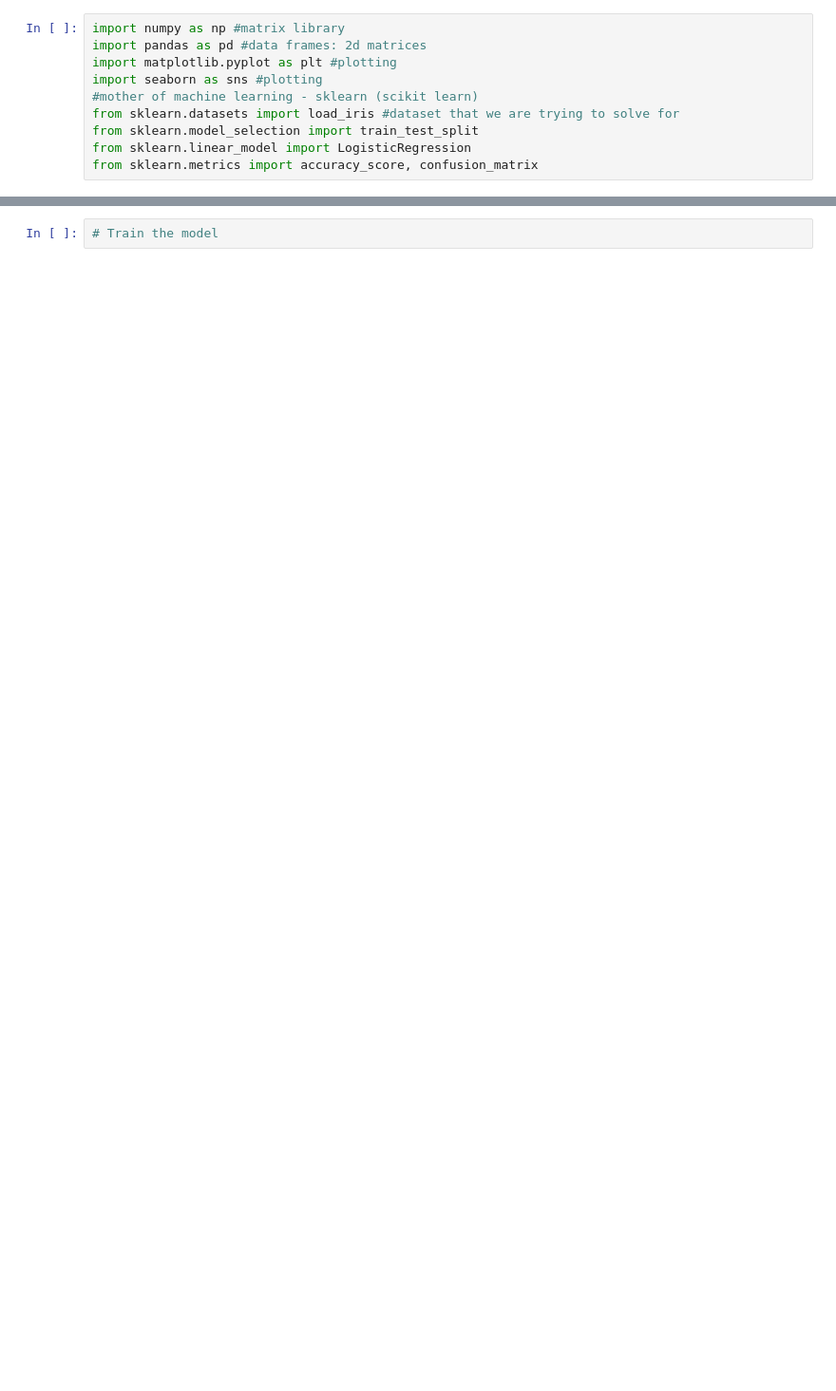
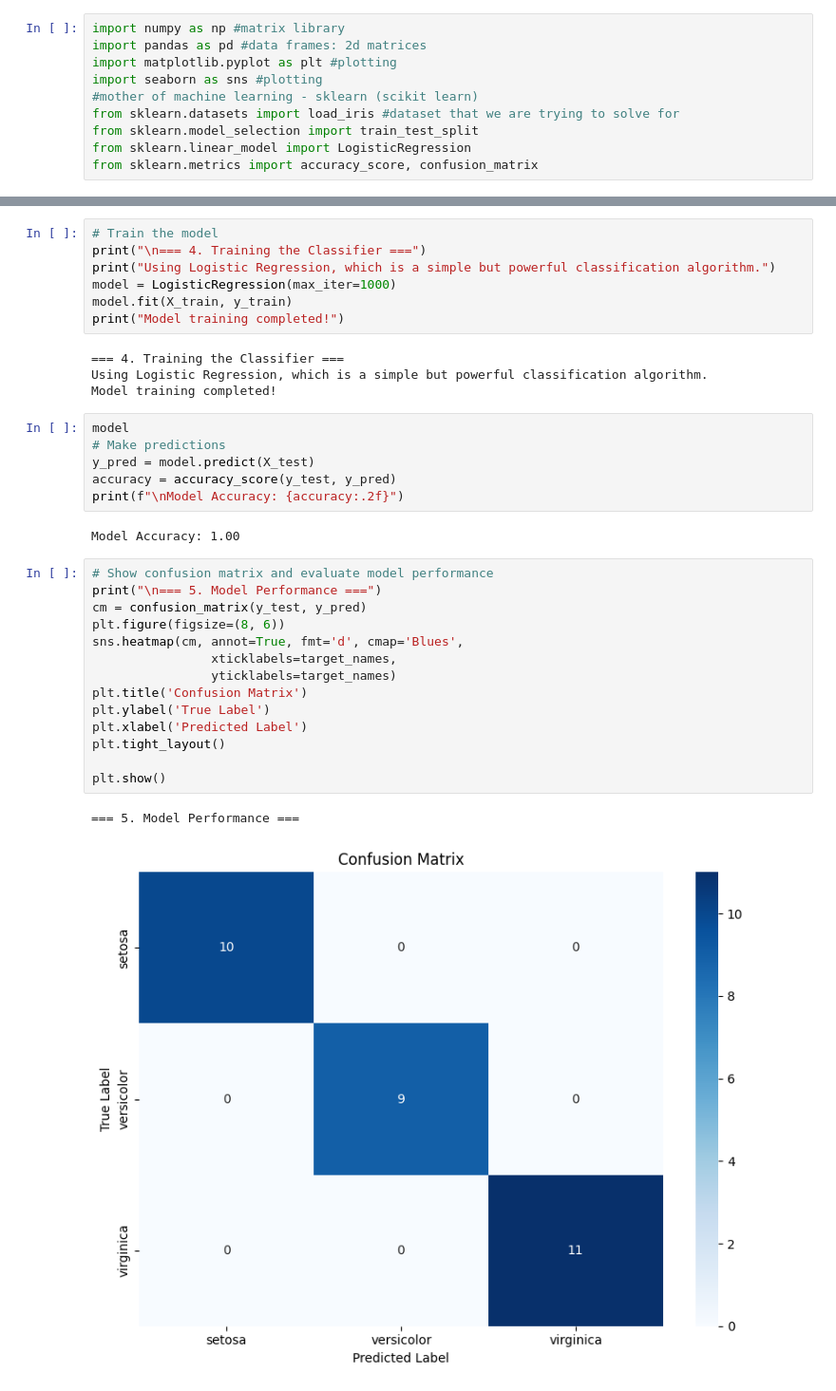
Before and after one commit to maneet-03/LexAI-Fellowship, a Jupyter notebook: logisticRegression.ipynb, the cells around one changed output, grey strips where cells are left out. Shown: that part at 95% size. Cells and saved outputs as stored; diff of their text form; blank space fills up the shorter version.

```diff
--- a/logisticRegression.ipynb
+++ b/logisticRegression.ipynb
@@ -53,2 +87,36 @@ print(f"Testing set size: {X_test.shape[0]} samples")
 # %%
 # Train the model
+print("\n=== 4. Training the Classifier ===")
+print("Using Logistic Regression, which is a simple but powerful classification algorithm.")
+model = LogisticRegression(max_iter=1000)
+model.fit(X_train, y_train)
+print("Model training completed!")
+# %% [output]
+=== 4. Training the Classifier ===
+Using Logistic Regression, which is a simple but powerful classification algorithm.
+Model training completed!
+# %%
+model
+# Make predictions
+y_pred = model.predict(X_test)
+accuracy = accuracy_score(y_test, y_pred)
+print(f"\nModel Accuracy: {accuracy:.2f}")
+# %% [output]
+Model Accuracy: 1.00
+# %%
+# Show confusion matrix and evaluate model performance
+print("\n=== 5. Model Performance ===")
+cm = confusion_matrix(y_test, y_pred)
+plt.figure(figsize=(8, 6))
+sns.heatmap(cm, annot=True, fmt='d', cmap='Blues',
+                xticklabels=target_names,
+                yticklabels=target_names)
+plt.title('Confusion Matrix')
+plt.ylabel('True Label')
+plt.xlabel('Predicted Label')
+plt.tight_layout()
+
+plt.show()
+# %% [output]
+=== 5. Model Performance ===
+[figure, added]
```
Also changed, not shown: parts of 6 cells of this notebook.
